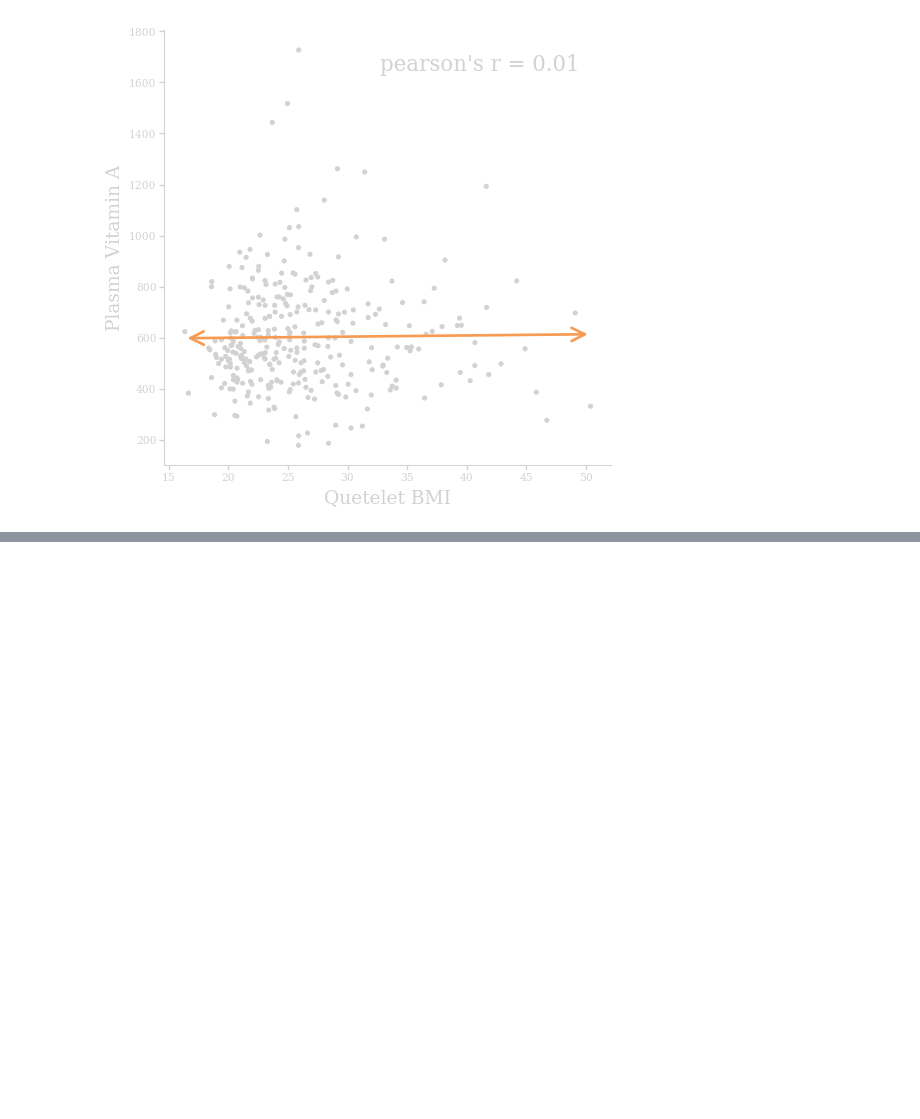
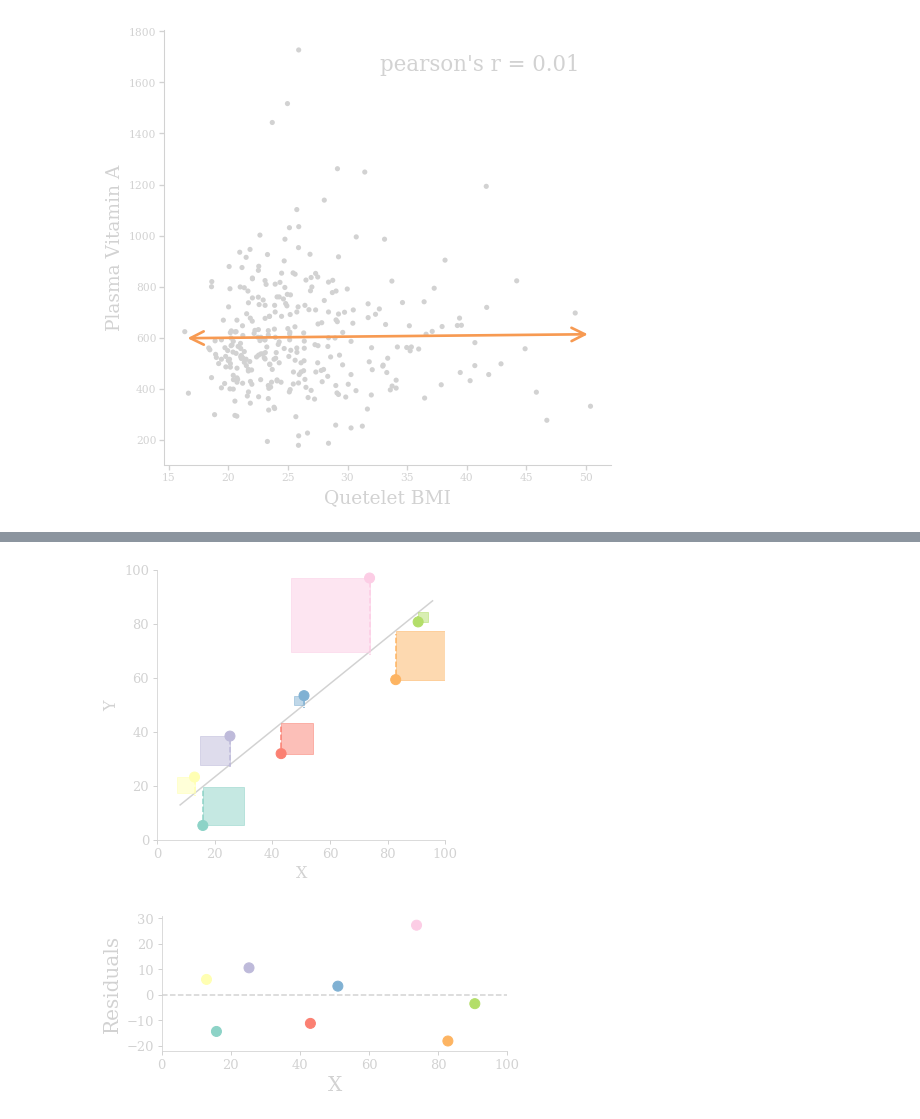
Before and after one commit to Khlick/LS40-Lectures, a Jupyter notebook: lib/_notebooks/Correlation and Regression.ipynb, the cells around one changed output, grey strips where cells are left out. Drawn from its saved outputs; the diff is of its cells as text; code cells hidden in the pictures; blank space fills up the shorter version.

```diff
--- a/lib/_notebooks/Correlation and Regression.ipynb
+++ b/lib/_notebooks/Correlation and Regression.ipynb
@@ -240,0 +338,76 @@ fig.savefig('../img/vitAvsBMI-cor-simple.svg', transparent=True);
+# %%
+import matplotlib.patches as patches
+from matplotlib.collections import PatchCollection
+
+# least squares
+colbrew = ["#8dd3c7", "#ffffb3", "#bebada", "#fb8072", "#80b1d3",
+           "#fdb462", "#b3de69", "#fccde5"]
+
+
+### MAIN GRAPH
+fig = pyp.figure(figsize=(5,5))
+ax1 = fig.add_axes([0.15, 0.2, 0.8, 0.75])
+ax3 = ax1.twinx()
+ax2 = ax1.twinx()
+
+for ax in [ax1]:
+    ax.scatter(data.x, data.y, s=100, c=colbrew)
+
+    ax.tick_params(axis="both", width=1, size=4, color=col["grey"], labelcolor=col["grey"],
+                   labelsize=13, pad=4)
+    ax.set_xlim(0, 100)
+    ax.set_ylim(0, 100)
+    ax.set_ylabel("Y", size=16, color=col["grey"], ha="center")
+    ax.set_xlabel("X", size=16, color=col["grey"], ha="center")
+
+    xfit = [data.x.min()-5, data.x.max()+5]
+    params = np.polyfit(data.x, data.y, 1)
+    ax.plot(xfit, np.polyval(params, xfit), color=col["grey"])
+
+for ax in [ax2]:
+    ax.axis("off")
+    xline = np.polyval(params, data.x)
+    for i in range(len(data)):
+        ax.plot([data.iloc[i].x, data.iloc[i].x], [data.iloc[i].y, xline[i]], ls="--", color=colbrew[i])
+
+for ax in [ax3]:
+    ax.axis("off")
+    ax.set_ylim(ax1.get_ylim())
+    patches_list = []
+    for i in range(len(data)):
+        if data.iloc[i].y>=xline[i]:
+            #if data point above, lower left is not point
+            side = (data.iloc[i].y-xline[i])
+            lw_x, lw_y = (data.iloc[i].x-side), (data.iloc[i].y-side)
+        else:
+            #if data point below, lower left is the point
+            side = xline[i]-data.iloc[i].y
+            lw_x, lw_y = data.iloc[i].x, data.iloc[i].y
+        patches_list.append(patches.Rectangle((lw_x, lw_y), side, side))
+    patches_col = PatchCollection(patches_list, alpha=0.5)
+    patches_col.set_color(colbrew)
+    ax.add_collection(patches_col)
+
+
+fig.savefig("../img/lsquare-main.svg", transparent=True)
+
+
+### RESIDUALS
+fig = pyp.figure(figsize=(6,2.5))
+ax1 = fig.add_axes([0.15, 0.22, 0.8, 0.75])
+
+for ax in [ax1]:
+    ax.scatter(data.x, data.y-xline, s=100, c=colbrew)
+    ax.tick_params(axis="both", width=1, size=4, color=col["grey"], labelcolor=col["grey"],
+                   labelsize=13, pad=4)
+    ax.set_xlim(0, 100)
+    ax.set_ylim(-22, 31)
+    ax.set_yticks(np.arange(-20, 31, 10))
+    ax.set_ylabel("Residuals", size=20, color=col["grey"], ha="center")
+    ax.set_xlabel("X", size=20, color=col["grey"], ha="center")
+    ax.axhline(0, ls="--", color=col["grey"])
+
+fig.savefig("../img/lsquare-resid.svg", transparent=True)
+# %% [output]
+[figure, added]
+[figure, added]
```
Also changed, not shown: parts of 4 cells of this notebook, 24 other files.
